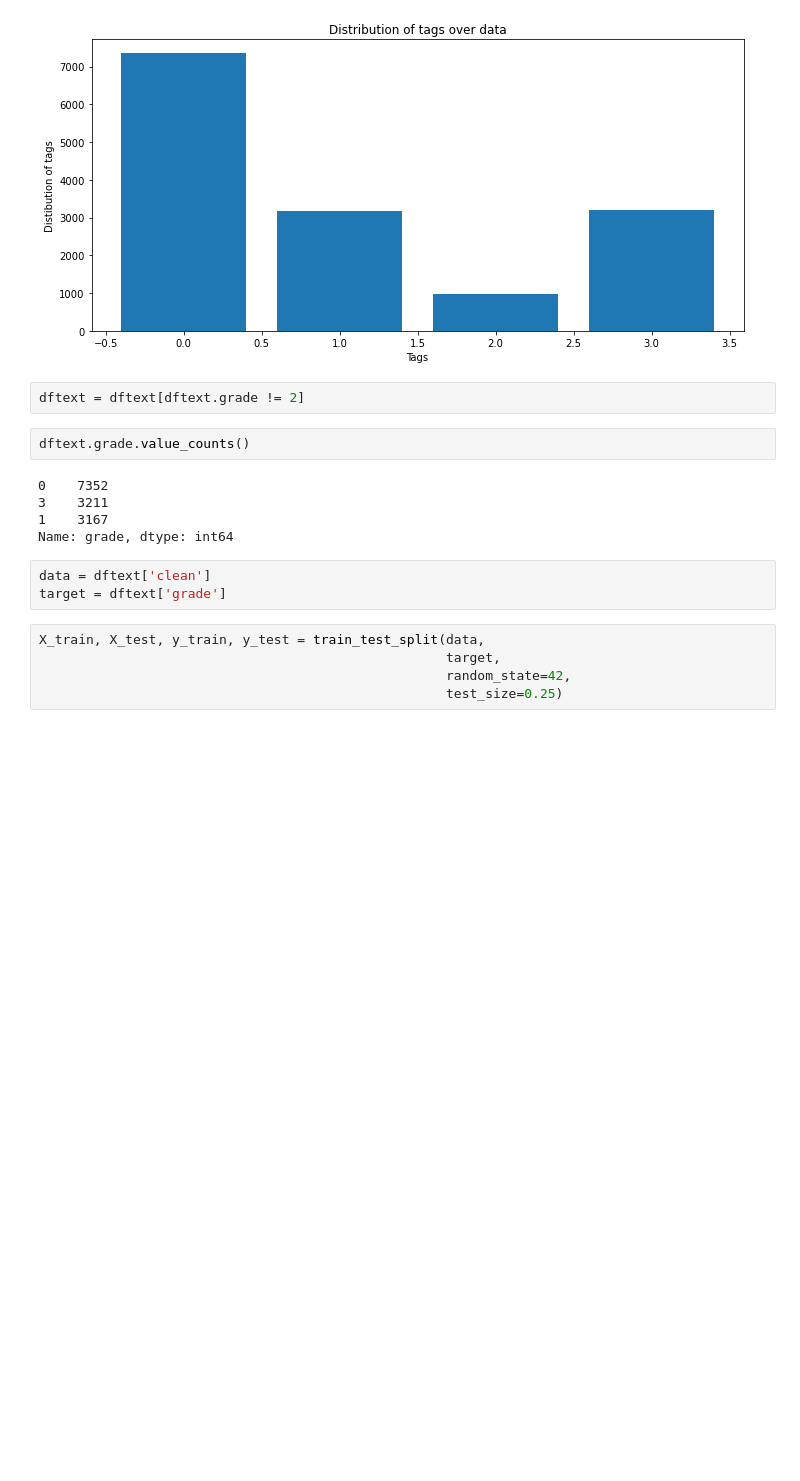
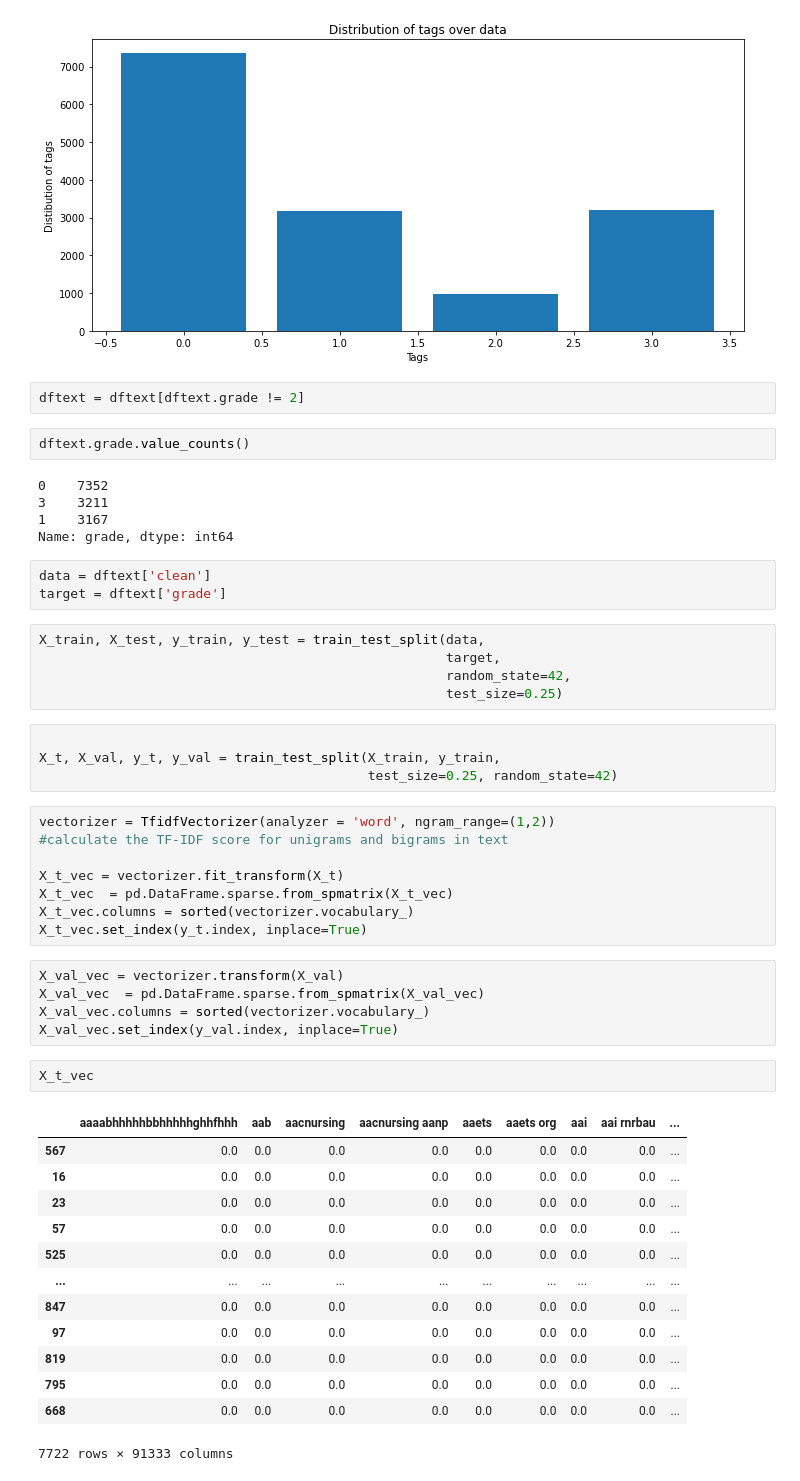
Before and after one commit to edwardsrk/depression-anxiety-tweets, a Jupyter notebook: Depression and Anxiety in Tweets.ipynb, the cells around one changed output. Drawn from its saved outputs; the diff is of its cells as text; blank space fills up the shorter version.

```diff
--- a/Depression and Anxiety in Tweets.ipynb
+++ b/Depression and Anxiety in Tweets.ipynb
@@ -829,3 +829,36 @@ X_train, X_test, y_train, y_test = train_test_split(data,
                                                     target,
                                                     random_state=42,
                                                     test_size=0.25)
+# %%
+
+X_t, X_val, y_t, y_val = train_test_split(X_train, y_train,
+                                          test_size=0.25, random_state=42)
+# %%
+vectorizer = TfidfVectorizer(analyzer = 'word', ngram_range=(1,2))
+#calculate the TF-IDF score for unigrams and bigrams in text
+
+X_t_vec = vectorizer.fit_transform(X_t)
+X_t_vec  = pd.DataFrame.sparse.from_spmatrix(X_t_vec)
+X_t_vec.columns = sorted(vectorizer.vocabulary_)
+X_t_vec.set_index(y_t.index, inplace=True)
+# %%
+X_val_vec = vectorizer.transform(X_val)
+X_val_vec  = pd.DataFrame.sparse.from_spmatrix(X_val_vec)
+X_val_vec.columns = sorted(vectorizer.vocabulary_)
+X_val_vec.set_index(y_val.index, inplace=True)
+# %%
+X_t_vec
+# %% [output]
+|  | aaaabhhhhhbbhhhhhghhfhhh | aab | aacnursing | aacnursing aanp | aaets | aaets org | aai | aai rnrbau | ... |
+| 567 | 0.0 | 0.0 | 0.0 | 0.0 | 0.0 | 0.0 | 0.0 | 0.0 | ... |
+| 16 | 0.0 | 0.0 | 0.0 | 0.0 | 0.0 | 0.0 | 0.0 | 0.0 | ... |
+| 23 | 0.0 | 0.0 | 0.0 | 0.0 | 0.0 | 0.0 | 0.0 | 0.0 | ... |
+| 57 | 0.0 | 0.0 | 0.0 | 0.0 | 0.0 | 0.0 | 0.0 | 0.0 | ... |
+| 525 | 0.0 | 0.0 | 0.0 | 0.0 | 0.0 | 0.0 | 0.0 | 0.0 | ... |
+| ... | ... | ... | ... | ... | ... | ... | ... | ... | ... |
+| 847 | 0.0 | 0.0 | 0.0 | 0.0 | 0.0 | 0.0 | 0.0 | 0.0 | ... |
+| 97 | 0.0 | 0.0 | 0.0 | 0.0 | 0.0 | 0.0 | 0.0 | 0.0 | ... |
+| 819 | 0.0 | 0.0 | 0.0 | 0.0 | 0.0 | 0.0 | 0.0 | 0.0 | ... |
+| 795 | 0.0 | 0.0 | 0.0 | 0.0 | 0.0 | 0.0 | 0.0 | 0.0 | ... |
+| 668 | 0.0 | 0.0 | 0.0 | 0.0 | 0.0 | 0.0 | 0.0 | 0.0 | ... |
+7722 rows × 91333 columns
```
Also changed, not shown: parts of 6 cells of this notebook.
